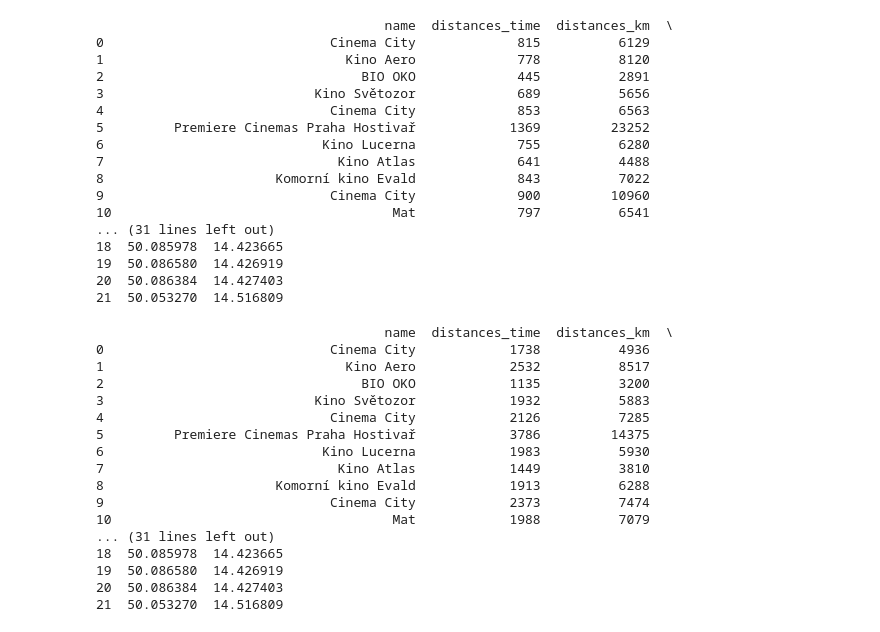
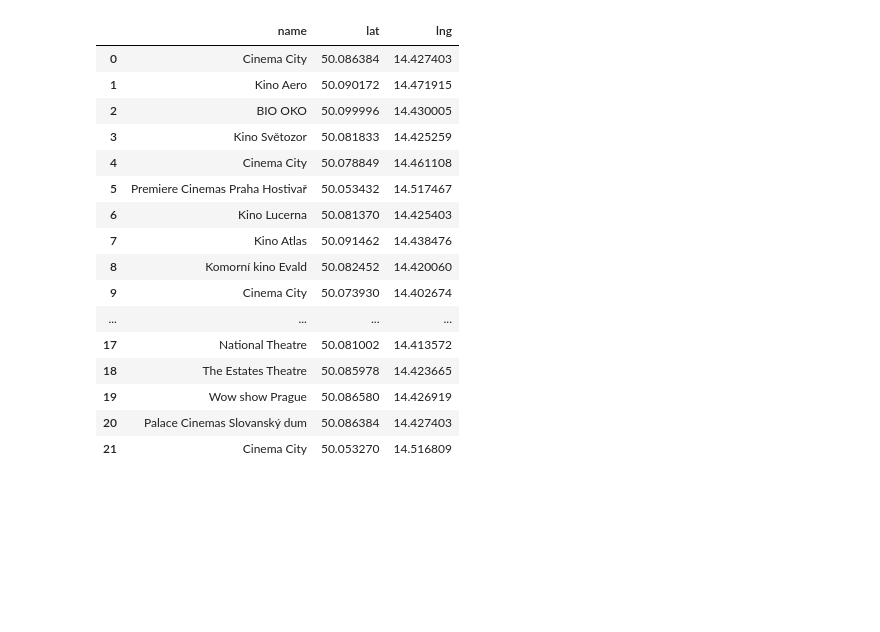
Before and after one commit to Honkl/popular-places, a Jupyter notebook: src/Cinemas.ipynb, the cells around one changed output. Saved outputs shown, nothing was run; the diff lists cells and outputs as text; code cells hidden in the pictures; blank space fills up the shorter version.

```diff
--- a/src/Cinemas.ipynb
+++ b/src/Cinemas.ipynb
@@ -185,43 +185,26 @@ places_transit['distances_km'] = distances_km
 places_transit['lats'] = distances_lats
 places_transit['lngs'] = distances_lngs
 places_transit.to_csv("cinema_distances_transit.csv", encoding='utf-8')
-# %%
-print(places)
-# %% [output]
-                                     name  distances_time  distances_km  \
-0                             Cinema City             815          6129
-1                               Kino Aero             778          8120
-2                                 BIO OKO             445          2891
-3                           Kino Světozor             689          5656
-4                             Cinema City             853          6563
-5         Premiere Cinemas Praha Hostivař            1369         23252
-6                            Kino Lucerna             755          6280
-7                              Kino Atlas             641          4488
-8                      Komorní kino Evald             843          7022
-9                             Cinema City             900         10960
-10                                    Mat             797          6541
-... (31 lines left out)
-18  50.085978  14.423665
-19  50.086580  14.426919
-20  50.086384  14.427403
-21  50.053270  14.516809
-# %%
-print(places_transit)
-# %% [output]
-                                     name  distances_time  distances_km  \
-0                             Cinema City            1738          4936
-1                               Kino Aero            2532          8517
-2                                 BIO OKO            1135          3200
-3                           Kino Světozor            1932          5883
-4                             Cinema City            2126          7285
-5         Premiere Cinemas Praha Hostivař            3786         14375
-6                            Kino Lucerna            1983          5930
-7                              Kino Atlas            1449          3810
-8                      Komorní kino Evald            1913          6288
-9                             Cinema City            2373          7474
-10                                    Mat            1988          7079
-... (31 lines left out)
-18  50.085978  14.423665
-19  50.086580  14.426919
-20  50.086384  14.427403
-21  50.053270  14.516809
+# %%
+import pandas as pd
+
+places = pd.DataFrame.from_csv("cinema_places.csv")
+places
+# %% [output]
+|  | name | lat | lng |
+| 0 | Cinema City | 50.086384 | 14.427403 |
+| 1 | Kino Aero | 50.090172 | 14.471915 |
+| 2 | BIO OKO | 50.099996 | 14.430005 |
+| 3 | Kino Světozor | 50.081833 | 14.425259 |
+| 4 | Cinema City | 50.078849 | 14.461108 |
+| 5 | Premiere Cinemas Praha Hostivař | 50.053432 | 14.517467 |
+| 6 | Kino Lucerna | 50.081370 | 14.425403 |
+| 7 | Kino Atlas | 50.091462 | 14.438476 |
+| 8 | Komorní kino Evald | 50.082452 | 14.420060 |
+| 9 | Cinema City | 50.073930 | 14.402674 |
+| ... | ... | ... | ... |
+| 17 | National Theatre | 50.081002 | 14.413572 |
+| 18 | The Estates Theatre | 50.085978 | 14.423665 |
+| 19 | Wow show Prague | 50.086580 | 14.426919 |
+| 20 | Palace Cinemas Slovanský dum | 50.086384 | 14.427403 |
+| 21 | Cinema City | 50.053270 | 14.516809 |
```
Also changed, not shown: parts of 6 cells of this notebook.
